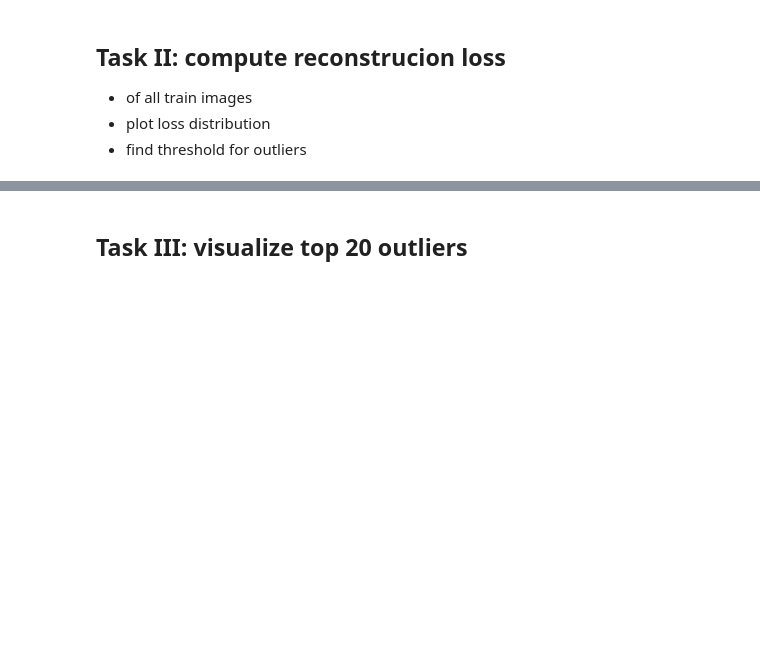
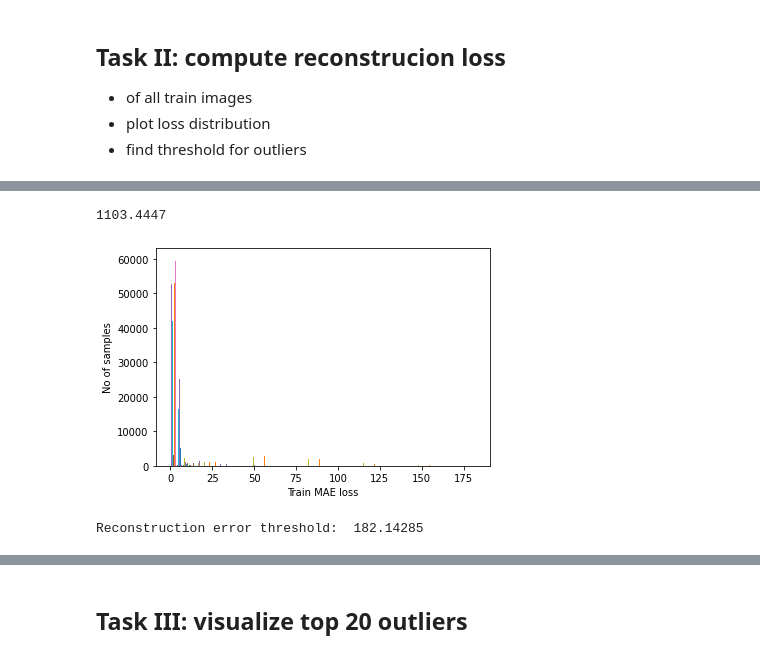
Before and after one commit to Ananassio/Data-Minig-Lab, a Jupyter notebook: Week_8/Assignemnt_autoencoder-outlier.ipynb, the cells around one changed output, grey strips where cells are left out. Drawn from its saved outputs; the diff is of its cells as text; code cells hidden in the pictures; blank space fills up the shorter version.

```diff
--- a/Week_8/Assignemnt_autoencoder-outlier.ipynb
+++ b/Week_8/Assignemnt_autoencoder-outlier.ipynb
@@ -60,7 +28,3 @@ Downloading data from https://storage.googleapis.com/tensorflow/tf-keras-dataset
 ## Task I: build MLP AE
 * give latenspace size as hyper-parameter
 * use MSE reconstruction loss
-# %%
-# Normalize and reshape the data
-train_data = preprocess(train_data)
-test_data = preprocess(test_data)
@@ -70,0 +57,3 @@ display(train_data,train_data)
+# %%
+# Compile the model
+autoencoder.compile(optimizer='RMSprop', loss='mse')
@@ -70,0 +80,9 @@ display(train_data,train_data)
+# %%
+autoencoder.fit(
+    x=train_data,
+    y=train_data,
+    epochs=50,
+    batch_size=128,
+    shuffle=True,
+    validation_split=0.1,
+    )
@@ -73,3 +114,5 @@ display(train_data,train_data)
 * of all train images
 * plot loss distribution
 * find threshold for outliers
+# %%
+pred = autoencoder.predict(train_data)
@@ -75,0 +122,19 @@ display(train_data,train_data)
+# %%
+mse = tf.keras.losses.MeanSquaredError()
+mse(train_data, pred).numpy()
+# %% [output]
+1103.4447
+# %%
+train_mae_loss = np.mean(np.abs(pred - train_data), axis=1)
+
+plt.hist(train_mae_loss, bins=50)
+plt.xlabel("Train MAE loss")
+plt.ylabel("No of samples")
+plt.show()
+
+# Get reconstruction loss threshold.
+threshold = np.max(train_mae_loss)
+print("Reconstruction error threshold: ", threshold)
+# %% [output]
+[figure, added]
+Reconstruction error threshold:  182.14285
```
Also changed, not shown: parts of 11 cells of this notebook.
